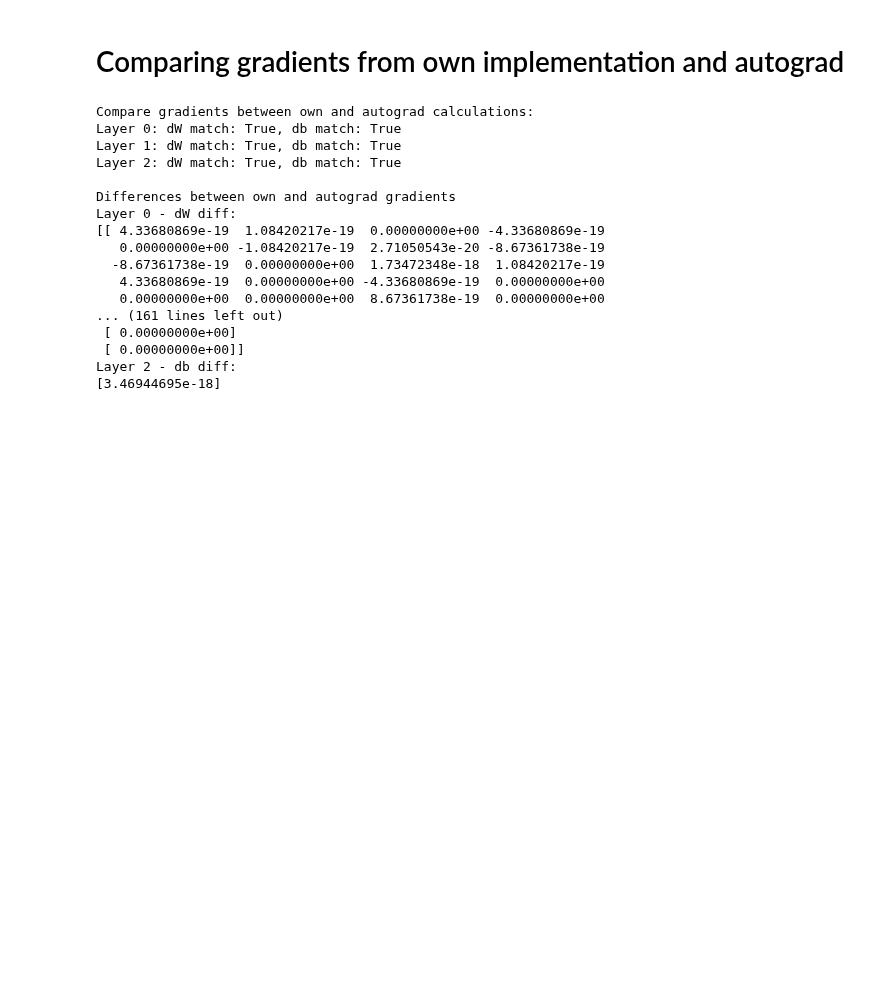
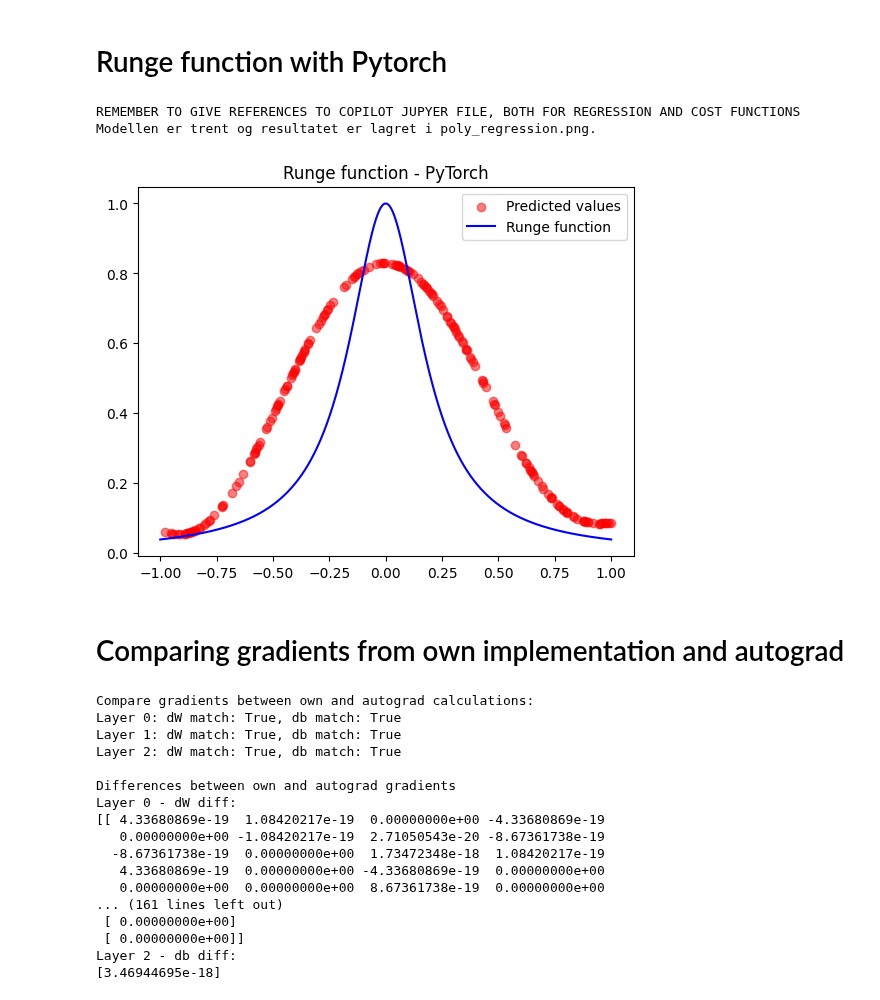
Before and after one commit to johtj/data_analysis_ml_projects, a Jupyter notebook: assignment2/Code/part_c.ipynb, the cells around one changed output. Saved outputs shown, nothing was run; the diff lists cells and outputs as text; code cells hidden in the pictures; blank space fills up the shorter version.

Commit message:
regression with pytorch

```diff
--- a/assignment2/Code/part_c.ipynb
+++ b/assignment2/Code/part_c.ipynb
@@ -0,0 +1,2 @@
+# %% [markdown]
+# Runge function with Pytorch
@@ -1,3 +5,63 @@
+# %%
+
+print('REMEMBER TO GIVE REFERENCES TO COPILOT JUPYER FILE, BOTH FOR REGRESSION AND COST FUNCTIONS')
+
+import torch
+import torch.nn as nn
+import torch.optim as optim
+import matplotlib.pyplot as plt
+
+# Sett seed for reproduserbarhet
+torch.manual_seed(0)
+
+
+x_train_scaled_tensor = torch.from_numpy(x_train_scaled).float()
+y_train_tensor = torch.from_numpy(y_train).float()
+
+x_test_tensor = torch.from_numpy(x_test).float()
+
+poly_degree = 15
+# Lag polynomfunksjoner
+def make_poly_features(x, poly_degree):
+    return torch.cat([x**i for i in range(1, poly_degree + 1)], dim=1)
+
+x_poly = make_poly_features(x_train_scaled_tensor, poly_degree)
+x_test_poly = make_poly_features(x_test_tensor, poly_degree)#, include_bias=True)
+
+# Definer modell
+model = nn.Linear(poly_degree, 1)
+
+# Tapfunksjon og optimizer
+criterion = nn.MSELoss()
+optimizer = optim.Adam(model.parameters(), lr=0.01)
+
+# Tren modellen
+iterations = 100000
+for epoch in range(iterations):
+    model.train()
+    y_pred = model(x_poly)
+    loss = criterion(y_pred, y_train_tensor)
+
+    optimizer.zero_grad()
+    loss.backward()
+    optimizer.step()
+
+# Visualiser resultatet
+with torch.no_grad():
+    y_fit = model(x_test_poly)
+
+
+plt.scatter(x_test, y_fit.numpy(), color='red', label='Predicted values', alpha=0.5)
+plt.plot(x, y, color='blue', label='Runge function')
+plt.legend()
+plt.title('Runge function - PyTorch')
+#plt.savefig("poly_regression.png")
+
+print("Modellen er trent og resultatet er lagret i poly_regression.png.")
+# %% [output]
+REMEMBER TO GIVE REFERENCES TO COPILOT JUPYER FILE, BOTH FOR REGRESSION AND COST FUNCTIONS
+Modellen er trent og resultatet er lagret i poly_regression.png.
+[figure, added]
 # %% [markdown]
 # Comparing gradients from own implementation and autograd
 # %%
```
Also changed, not shown: parts of 2 cells of this notebook.
